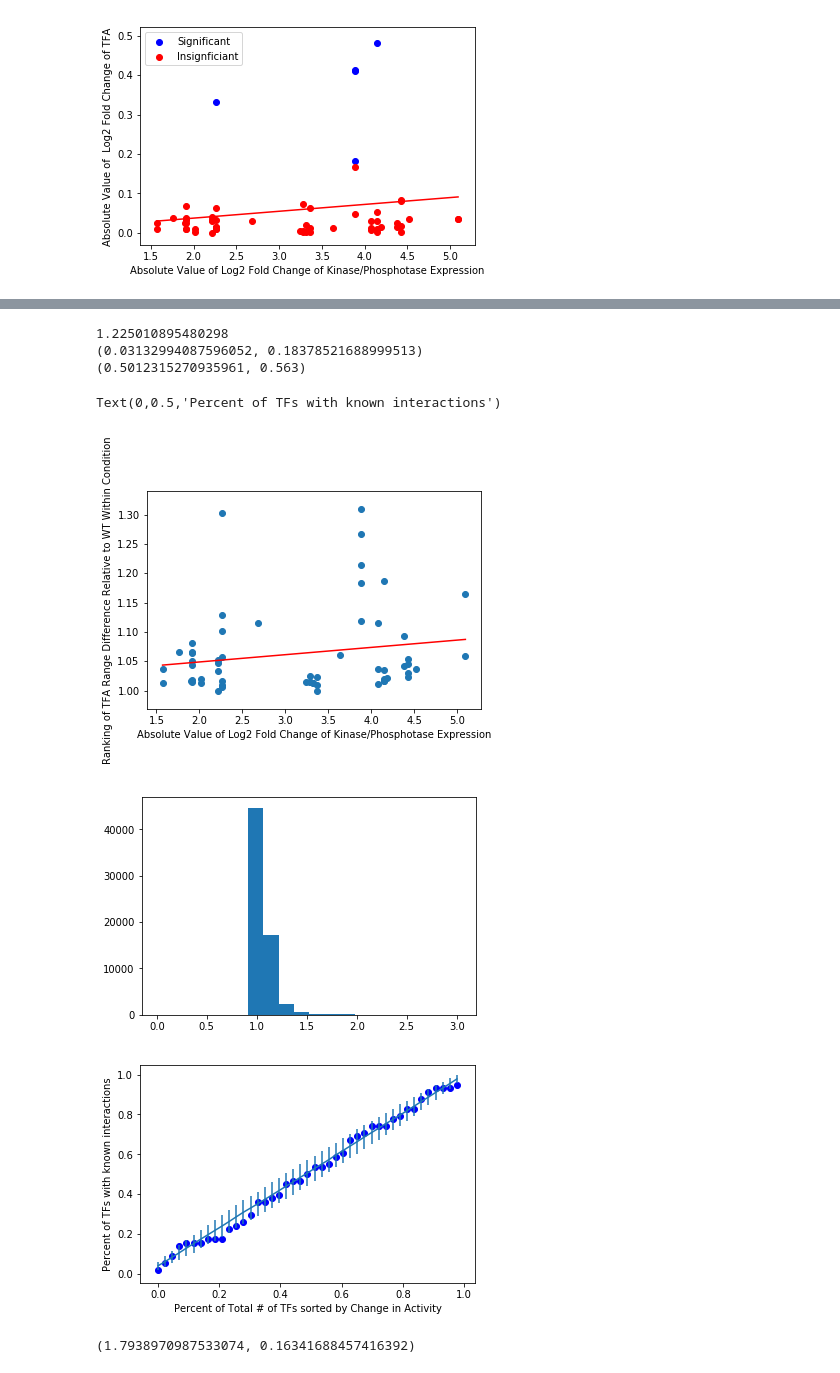
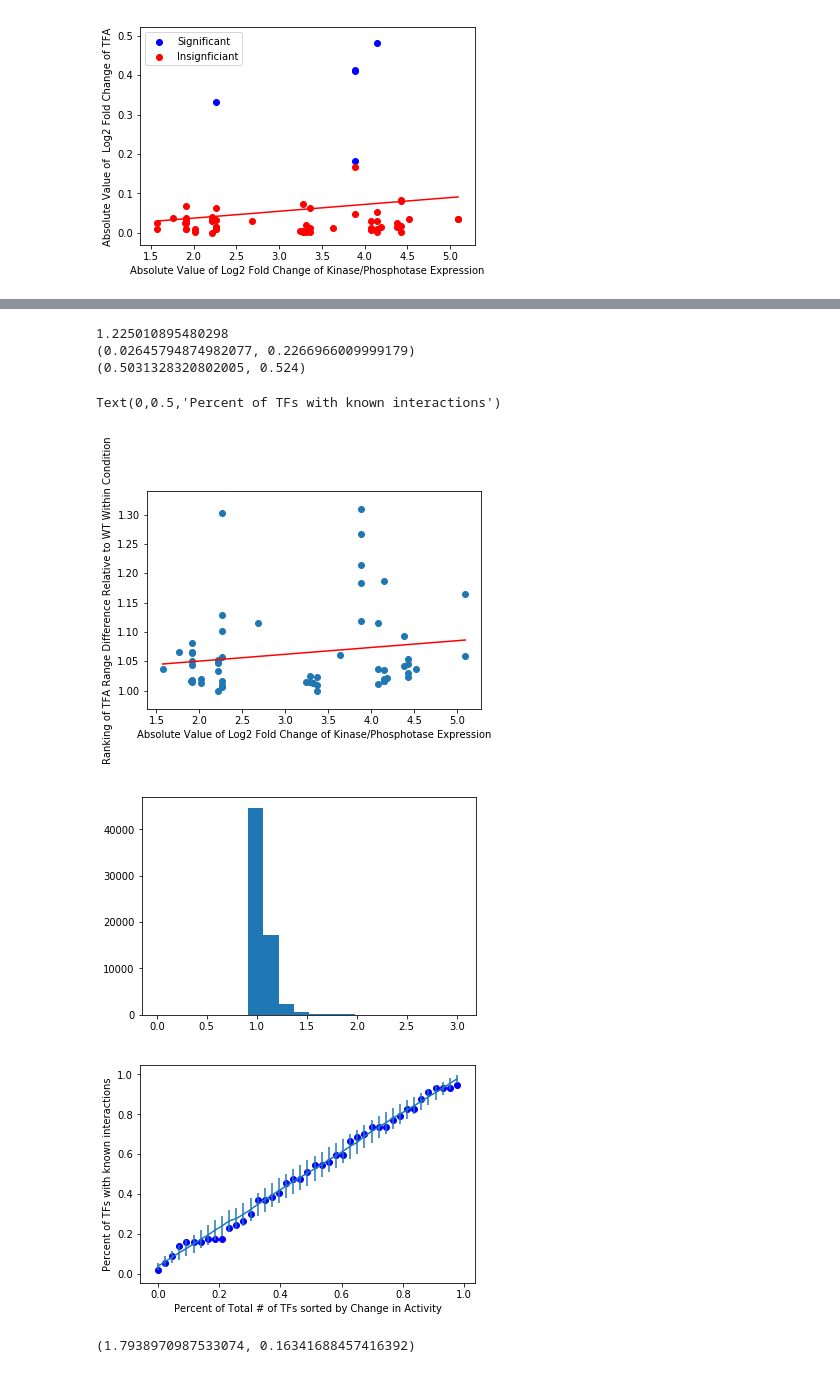
Before and after one commit to e-stan/BrentRotation, a Jupyter notebook: TFAInferenceCode/TFA_Activity_Analysis_TFVAWithSignConstraints.ipynb, the cells around one changed output, grey strips where cells are left out. Saved outputs shown, nothing was run; the diff lists cells and outputs as text; code cells hidden in the pictures.

```diff
--- a/TFAInferenceCode/TFA_Activity_Analysis_TFVAWithSignConstraints.ipynb
+++ b/TFAInferenceCode/TFA_Activity_Analysis_TFVAWithSignConstraints.ipynb
@@ -267,10 +267,10 @@ print(r**2,pvalue)
 [figure]
 [figure]
 # %%
-normalizedMatrix  = TFAHelp.rankingChange(matrix)
+normalizedMatrix  = TFAHelp.rankingChange(matrix)[:-1]
 
 #match interactions
-interactionsFound = {x[0]:-1 for x in expectedResults}
+interactionsFound = {}
 for tf in range(len(normalizedMatrix)-1):
     for kinase in range(len(normalizedMatrix[tf])):
         if kinases[kinase]+"_"+TFs[tf] in interactions:
@@ -280,7 +280,7 @@ uniqueInteractions = [inter for inter in interactions]
 GEImpact = {inter:-1 for inter in uniqueInteractions}
 xvals = []
 yvals = []
-for inter in uniqueInteractions:
+for inter in interactionsFound:
 	kinase = inter.split("_")[0]
 	kianseStdScore = np.abs(geneExpression[kinase]["ratio"][kinase])
 	GEImpact[inter] = kianseStdScore
@@ -314,7 +314,8 @@ allxCoords = []
 allyCoords = []
 AUCs = []
 for _ in range(nsims):
-    tempMat = TFAHelp.generateRandomMatrix(normalizedMatrix)
+    tempMat = TFAHelp.generateRandomMatrix([row[:-1] for row in matrix])
+    tempMat = [tempMat[row] + [matrix[row][-1]] for row in range(len(tempMat))]
     tempNormMat = TFAHelp.rankingChange(tempMat)
     tempinteractionsFound = {x[0]:-1 for x in expectedResults}
     for tf in range(len(normalizedMatrix)-1):
@@ -396,6 +512,7 @@ positions.sort(key=lambda x: xvals[x])
 xvals = [xvals[x] for x in positions]
 yvals = [yvals[x] for x in positions]
 slope,intercept,r,pvalue,_ = stats.linregress(xvals, yvals)
+
 plt.plot(xvals,[x*slope+intercept for x in xvals],"r-")
 print(r**2,pvalue)
 
@@ -420,40 +537,41 @@ allxCoords = []
 allyCoords = []
 AUCs = []
 for _ in range(nsims):
-    tempMat = TFAHelp.generateRandomMatrix(normalizedMatrix)
-    tempNormMat = TFAHelp.transformScoredMatrixToRank(tempMat)
+    tempMat = TFAHelp.generateRandomMatrix([row[:-1] for row in matrix])
+    tempMat = [tempMat[row] + [matrix[row][-1]] for row in range(len(tempMat))]
+    tempNormMat = TFAHelp.rankingChangeV(tempMat)
     tempinteractionsFound = {x[0]:-1 for x in expectedResults}
     for tf in range(len(normalizedMatrix)-1):
         for kinase in range(len(normalizedMatrix[tf])):
             if kinases[kinase]+"_"+TFs[tf] in interactions:
                 tempinteractionsFound[kinases[kinase]+"_"+TFs[tf]] = tempNormMat[tf][kinase]
     xcoords,ycoords = TFAHelp.expectedInteractionFallInRankingLevel(tempinteractionsFound,len(normalizedMatrix)-1)
     AUCs.append(np.trapz(ycoords,dx = 1.0/(len(xcoords)-1)))
     allxCoords.append(xcoords)
     allyCoords.append(ycoords)
 
 AUCs.sort(reverse=True)
 index = 0
 for val in AUCs:
     if AUC > val:
         index -= 1
         break
     index+=1
 percentile = float(index)/len(AUCs)
 
 print(AUC,percentile)
 
 plt.errorbar(x = xcoords,y = np.mean(allyCoords,axis = 0),
              yerr = np.std(allyCoords,axis=0))
 
 plt.xlabel("Percent of Total # of TFs sorted by Change in Activity")
 plt.ylabel("Percent of TFs with known interactions")
 # %% [output]
 1.225010895480298
-(0.03132994087596052, 0.18378521688999513)
-(0.5012315270935961, 0.563)
+(0.02645794874982077, 0.2266966009999179)
+(0.5031328320802005, 0.524)
 Text(0,0.5,'Percent of TFs with known interactions')
-[figure, old version]
+[figure, new version]
 [figure]
 [figure]
 # %%
```
Also changed, not shown: parts of 2 cells of this notebook, 6 other files.
